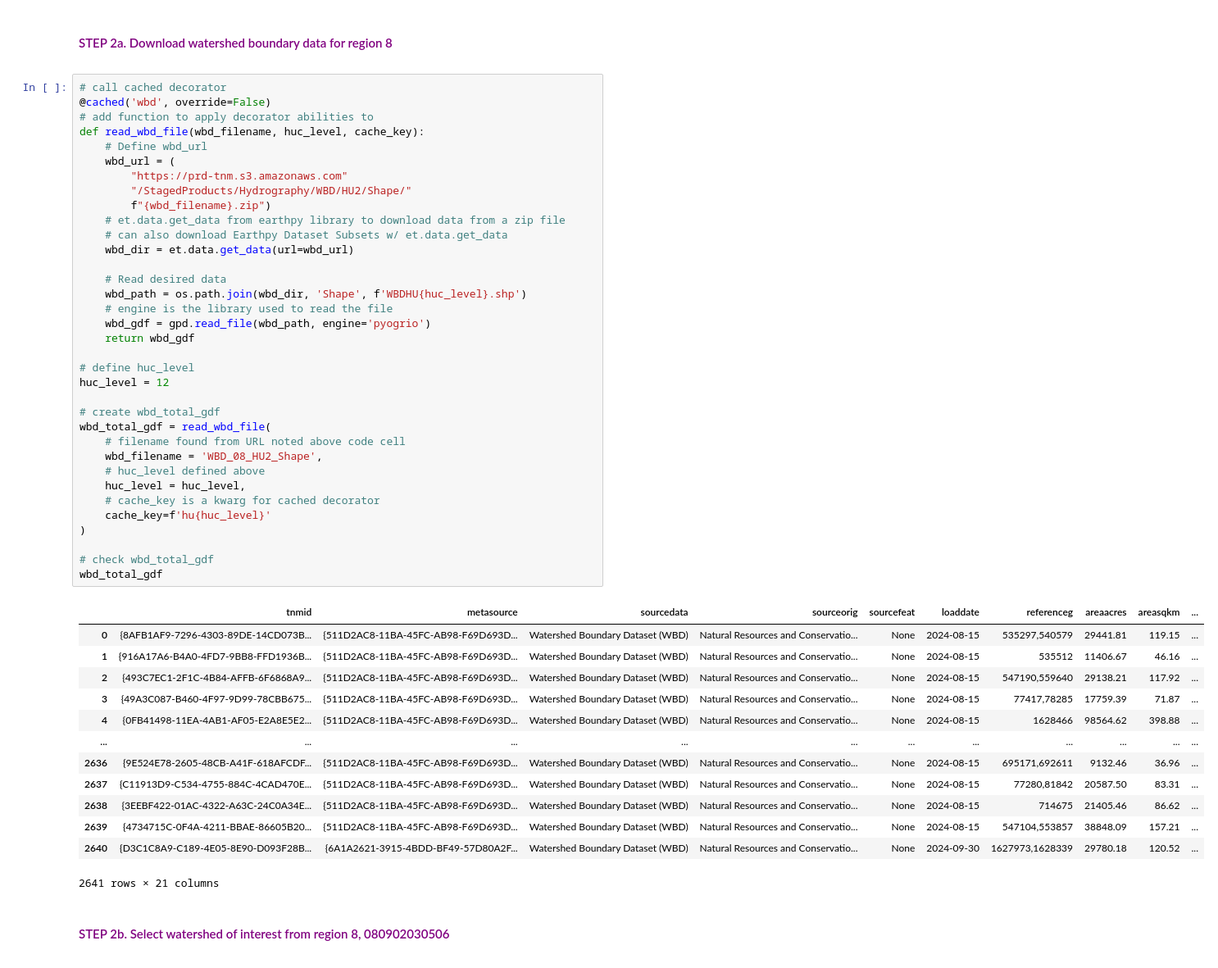
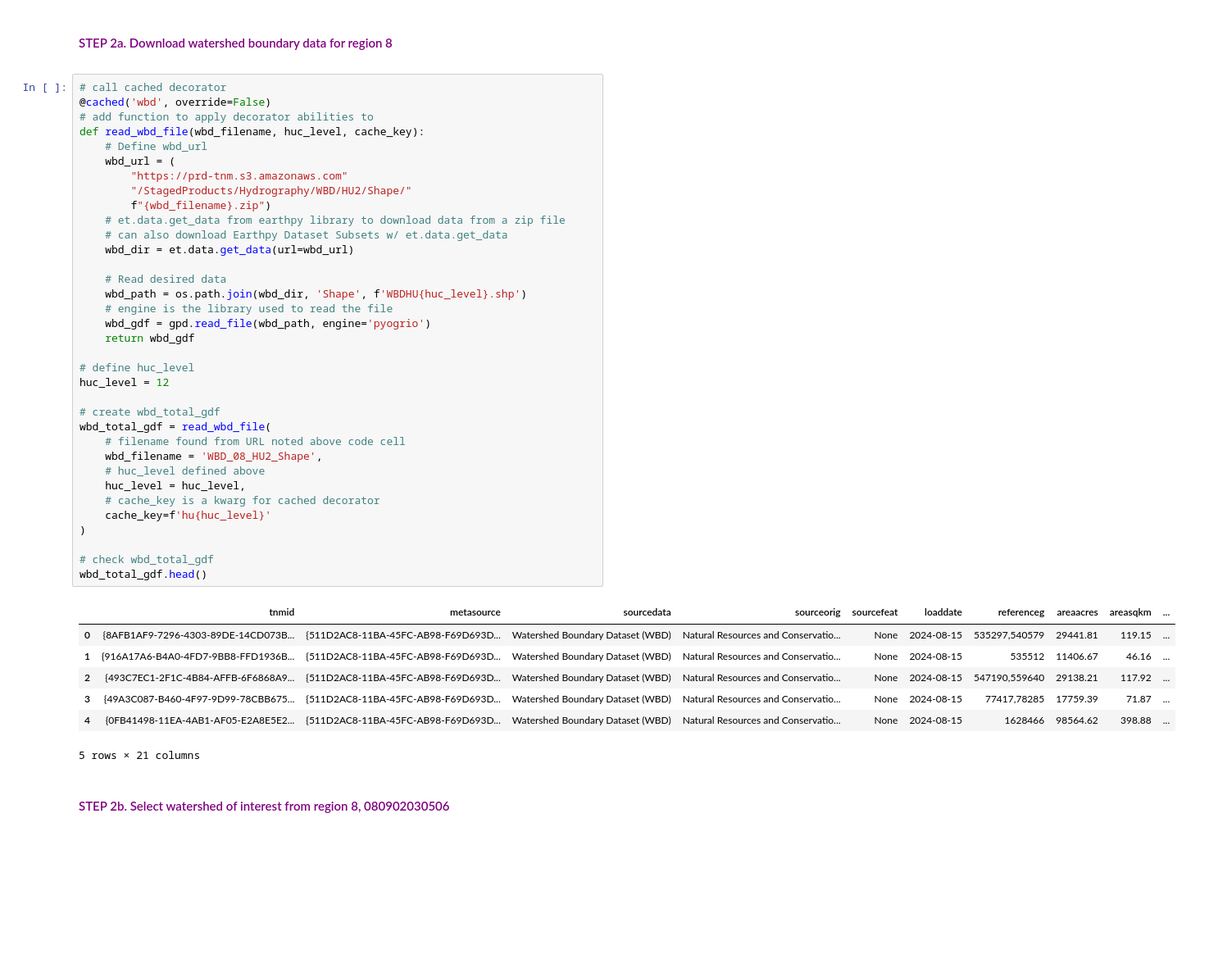
Before and after one commit to earthlab-education/clustering-hanried, a Jupyter notebook: clustering.ipynb, the cells around one changed output. Shown at 82% size. Saved outputs shown, nothing was run; the diff lists cells and outputs as text; blank space fills up the shorter version.

```diff
--- a/clustering.ipynb
+++ b/clustering.ipynb
@@ -205,41 +208,35 @@ def read_wbd_file(wbd_filename, huc_level, cache_key):
     # can also download Earthpy Dataset Subsets w/ et.data.get_data
     wbd_dir = et.data.get_data(url=wbd_url)
 
     # Read desired data
     wbd_path = os.path.join(wbd_dir, 'Shape', f'WBDHU{huc_level}.shp')
     # engine is the library used to read the file
     wbd_gdf = gpd.read_file(wbd_path, engine='pyogrio')
     return wbd_gdf
 
 # define huc_level
 huc_level = 12
 
 # create wbd_total_gdf
 wbd_total_gdf = read_wbd_file(
     # filename found from URL noted above code cell
     wbd_filename = 'WBD_08_HU2_Shape',
     # huc_level defined above
     huc_level = huc_level,
     # cache_key is a kwarg for cached decorator
     cache_key=f'hu{huc_level}'
 )
 
 # check wbd_total_gdf
-wbd_total_gdf
+wbd_total_gdf.head()
 # %% [output]
 |  | tnmid | metasource | sourcedata | sourceorig | sourcefeat | loaddate | referenceg | areaacres | areasqkm | ... |
 | 0 | {8AFB1AF9-7296-4303-89DE-14CD073B... | {511D2AC8-11BA-45FC-AB98-F69D693D... | Watershed Boundary Dataset (WBD) | Natural Resources and Conservatio... | None | 2024-08-15 | 535297,540579 | 29441.81 | 119.15 | ... |
 | 1 | {916A17A6-B4A0-4FD7-9BB8-FFD1936B... | {511D2AC8-11BA-45FC-AB98-F69D693D... | Watershed Boundary Dataset (WBD) | Natural Resources and Conservatio... | None | 2024-08-15 | 535512 | 11406.67 | 46.16 | ... |
 | 2 | {493C7EC1-2F1C-4B84-AFFB-6F6868A9... | {511D2AC8-11BA-45FC-AB98-F69D693D... | Watershed Boundary Dataset (WBD) | Natural Resources and Conservatio... | None | 2024-08-15 | 547190,559640 | 29138.21 | 117.92 | ... |
 | 3 | {49A3C087-B460-4F97-9D99-78CBB675... | {511D2AC8-11BA-45FC-AB98-F69D693D... | Watershed Boundary Dataset (WBD) | Natural Resources and Conservatio... | None | 2024-08-15 | 77417,78285 | 17759.39 | 71.87 | ... |
 | 4 | {0FB41498-11EA-4AB1-AF05-E2A8E5E2... | {511D2AC8-11BA-45FC-AB98-F69D693D... | Watershed Boundary Dataset (WBD) | Natural Resources and Conservatio... | None | 2024-08-15 | 1628466 | 98564.62 | 398.88 | ... |
-| ... | ... | ... | ... | ... | ... | ... | ... | ... | ... | ... |
-| 2636 | {9E524E78-2605-48CB-A41F-618AFCDF... | {511D2AC8-11BA-45FC-AB98-F69D693D... | Watershed Boundary Dataset (WBD) | Natural Resources and Conservatio... | None | 2024-08-15 | 695171,692611 | 9132.46 | 36.96 | ... |
-| 2637 | {C11913D9-C534-4755-884C-4CAD470E... | {511D2AC8-11BA-45FC-AB98-F69D693D... | Watershed Boundary Dataset (WBD) | Natural Resources and Conservatio... | None | 2024-08-15 | 77280,81842 | 20587.50 | 83.31 | ... |
-| 2638 | {3EEBF422-01AC-4322-A63C-24C0A34E... | {511D2AC8-11BA-45FC-AB98-F69D693D... | Watershed Boundary Dataset (WBD) | Natural Resources and Conservatio... | None | 2024-08-15 | 714675 | 21405.46 | 86.62 | ... |
-| 2639 | {4734715C-0F4A-4211-BBAE-86605B20... | {511D2AC8-11BA-45FC-AB98-F69D693D... | Watershed Boundary Dataset (WBD) | Natural Resources and Conservatio... | None | 2024-08-15 | 547104,553857 | 38848.09 | 157.21 | ... |
-| 2640 | {D3C1C8A9-C189-4E05-8E90-D093F28B... | {6A1A2621-3915-4BDD-BF49-57D80A2F... | Watershed Boundary Dataset (WBD) | Natural Resources and Conservatio... | None | 2024-09-30 | 1627973,1628339 | 29780.18 | 120.52 | ... |
-2641 rows × 21 columns
+5 rows × 21 columns
 # %% [markdown]
 <span style="color: purple;">
 
```
Also changed, not shown: parts of 4 cells of this notebook.
